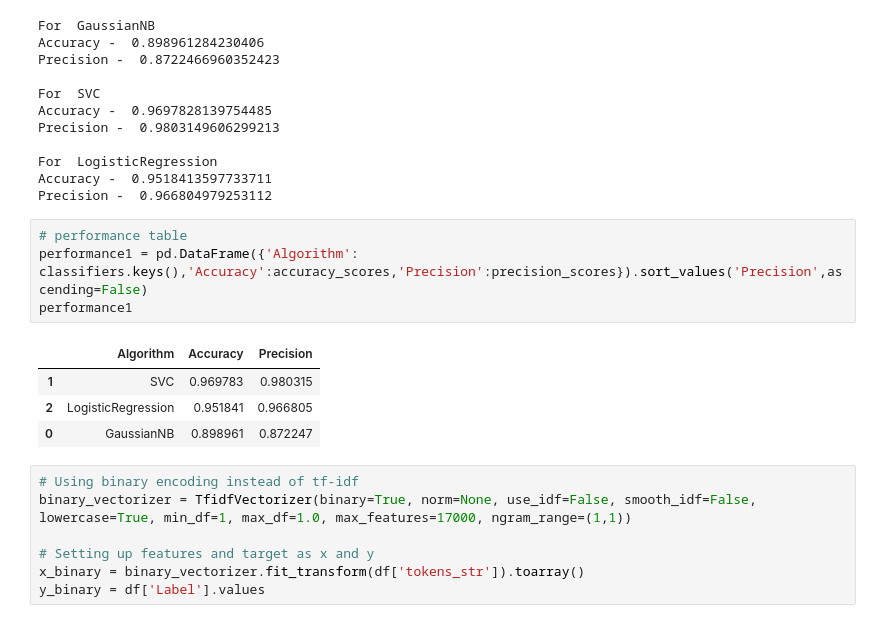
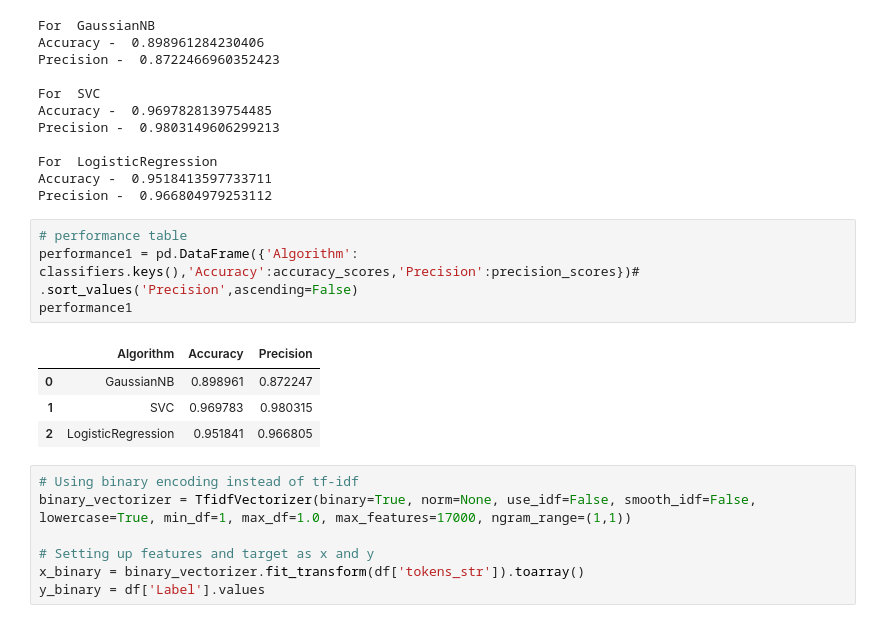
Before and after one commit to OliviaLiu417/EmailClassfication, a Jupyter notebook: Copy_1_of_vioviov_project.ipynb, the cells around one changed output. Saved outputs shown, nothing was run; the diff lists cells and outputs as text.

```diff
--- a/Copy_1_of_vioviov_project.ipynb
+++ b/Copy_1_of_vioviov_project.ipynb
@@ -247,13 +247,13 @@ Accuracy -  0.9518413597733711
 Precision -  0.966804979253112
 # %%
 # performance table
-performance1 = pd.DataFrame({'Algorithm': classifiers.keys(),'Accuracy':accuracy_scores,'Precision':precision_scores}).sort_values('Precision',ascending=False)
+performance1 = pd.DataFrame({'Algorithm': classifiers.keys(),'Accuracy':accuracy_scores,'Precision':precision_scores})# .sort_values('Precision',ascending=False)
 performance1
 # %% [output]
 |  | Algorithm | Accuracy | Precision |
+| 0 | GaussianNB | 0.898961 | 0.872247 |
 | 1 | SVC | 0.969783 | 0.980315 |
 | 2 | LogisticRegression | 0.951841 | 0.966805 |
-| 0 | GaussianNB | 0.898961 | 0.872247 |
 # %%
 # Using binary encoding instead of tf-idf
 binary_vectorizer = TfidfVectorizer(binary=True, norm=None, use_idf=False, smooth_idf=False, lowercase=True, min_df=1, max_df=1.0, max_features=17000, ngram_range=(1,1))
```
Also changed, not shown: parts of 3 cells of this notebook.
